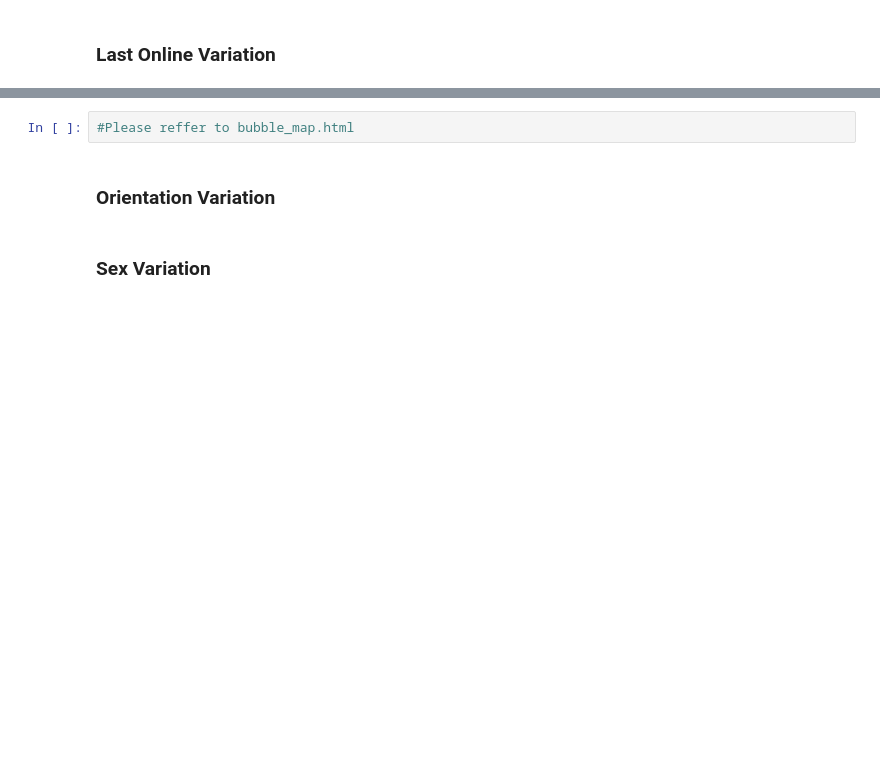
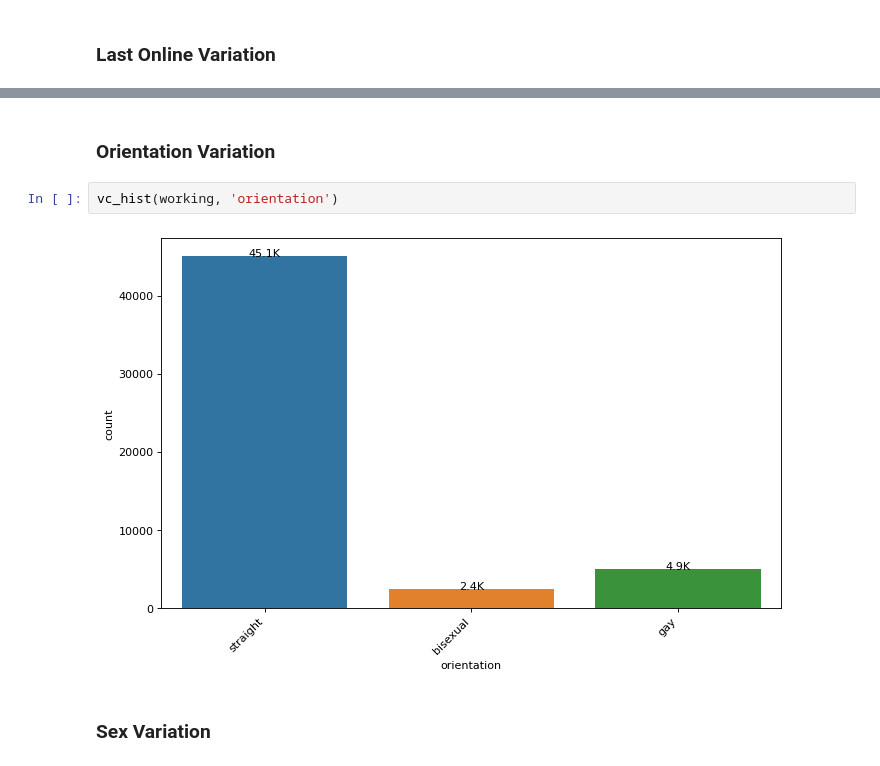
Before and after one commit to BinaryBite/Date-a-scientist, a Jupyter notebook: attempt_1.ipynb, the cells around one changed output, grey strips where cells are left out. Drawn from its saved outputs; the diff is of its cells as text; blank space fills up the shorter version.

```diff
--- a/attempt_1.ipynb
+++ b/attempt_1.ipynb
@@ -1196,6 +1176,8 @@ sns.countplot(data = working, x = working.last_online.dt.year, hue = working.las
-# %%
-#Please reffer to bubble_map.html
 # %% [markdown]
 ### Orientation Variation
+# %%
+vc_hist(working, 'orientation')
+# %% [output]
+[figure, added]
 # %% [markdown]
 ### Sex Variation
```
Also changed, not shown: parts of 79 cells of this notebook.
